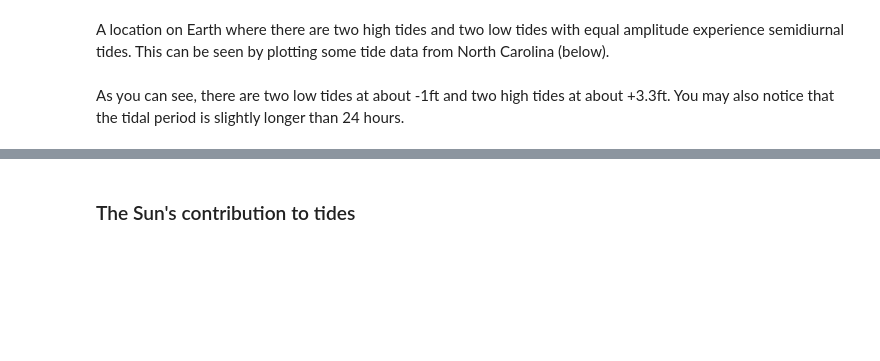
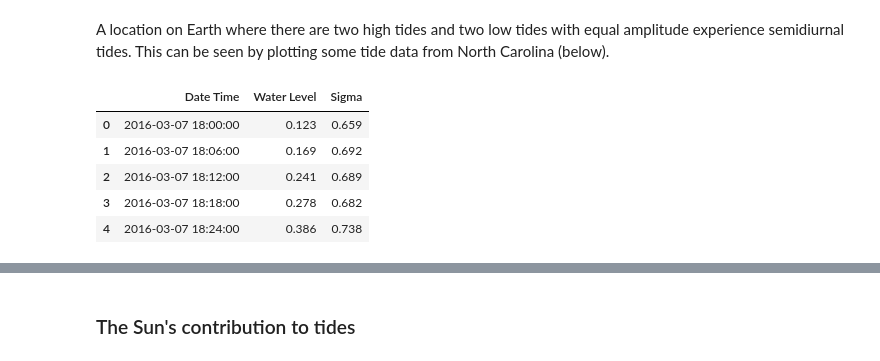
Before and after one commit to mguerrap/tydal, a Jupyter notebook: Module1_Tides.ipynb, the cells around one changed output, grey strips where cells are left out. Cells and saved outputs as stored; diff of their text form; code cells hidden in the pictures; blank space fills up the shorter version.

```diff
--- a/Module1_Tides.ipynb
+++ b/Module1_Tides.ipynb
@@ -61,2 +29,16 @@ plt.title("Semidiurnal Tides in North Carolina")
-# %% [markdown]
-As you can see, there are two low tides at about -1ft and two high tides at about +3.3ft.  You may also notice that the tidal period is slightly longer than 24 hours.
+# %%
+%matplotlib inline
+
+# Lets load in some tide data
+
+NCdata = pd.read_csv("./Data/SemiDiurnalTides.csv", parse_dates=["Date Time"])
+
+# And let's look at what data we have
+NCdata.head()
+# %% [output]
+|  | Date Time | Water Level | Sigma |
+| 0 | 2016-03-07 18:00:00 | 0.123 | 0.659 |
+| 1 | 2016-03-07 18:06:00 | 0.169 | 0.692 |
+| 2 | 2016-03-07 18:12:00 | 0.241 | 0.689 |
+| 3 | 2016-03-07 18:18:00 | 0.278 | 0.682 |
+| 4 | 2016-03-07 18:24:00 | 0.386 | 0.738 |
```
Also changed, not shown: parts of 36 cells of this notebook.
